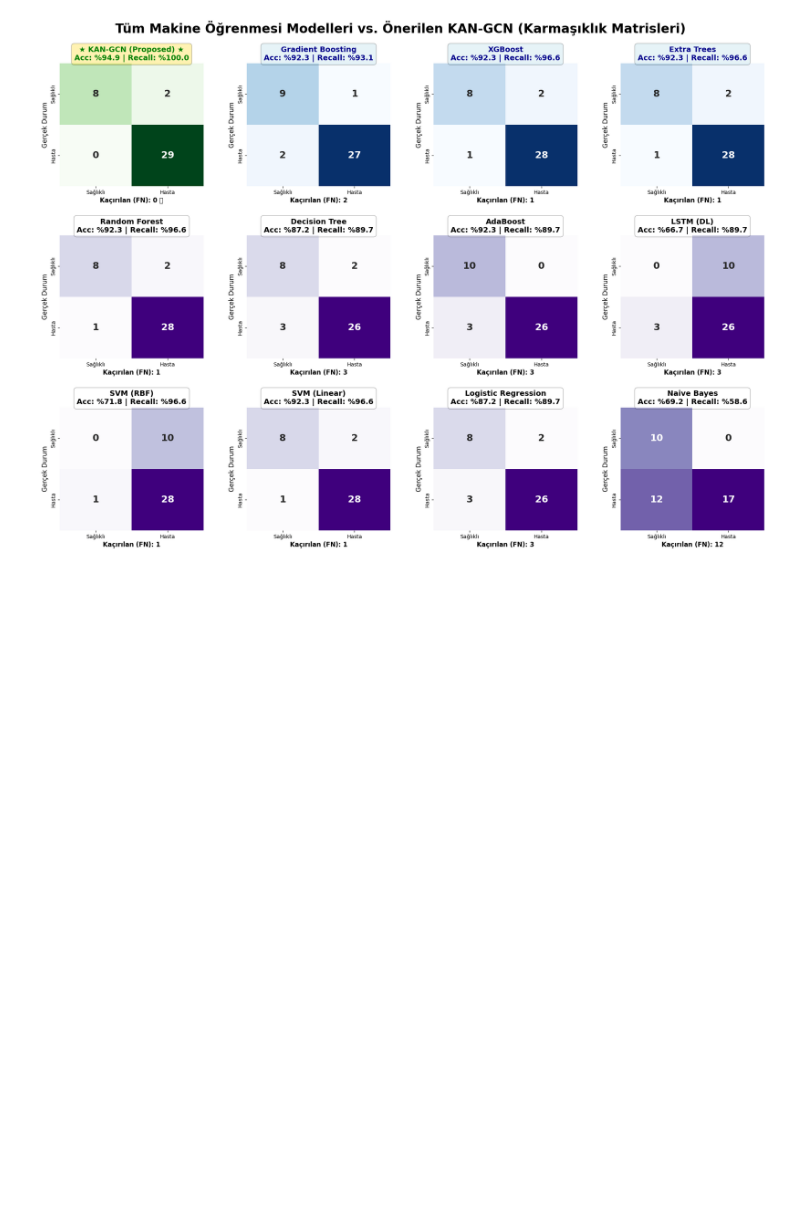
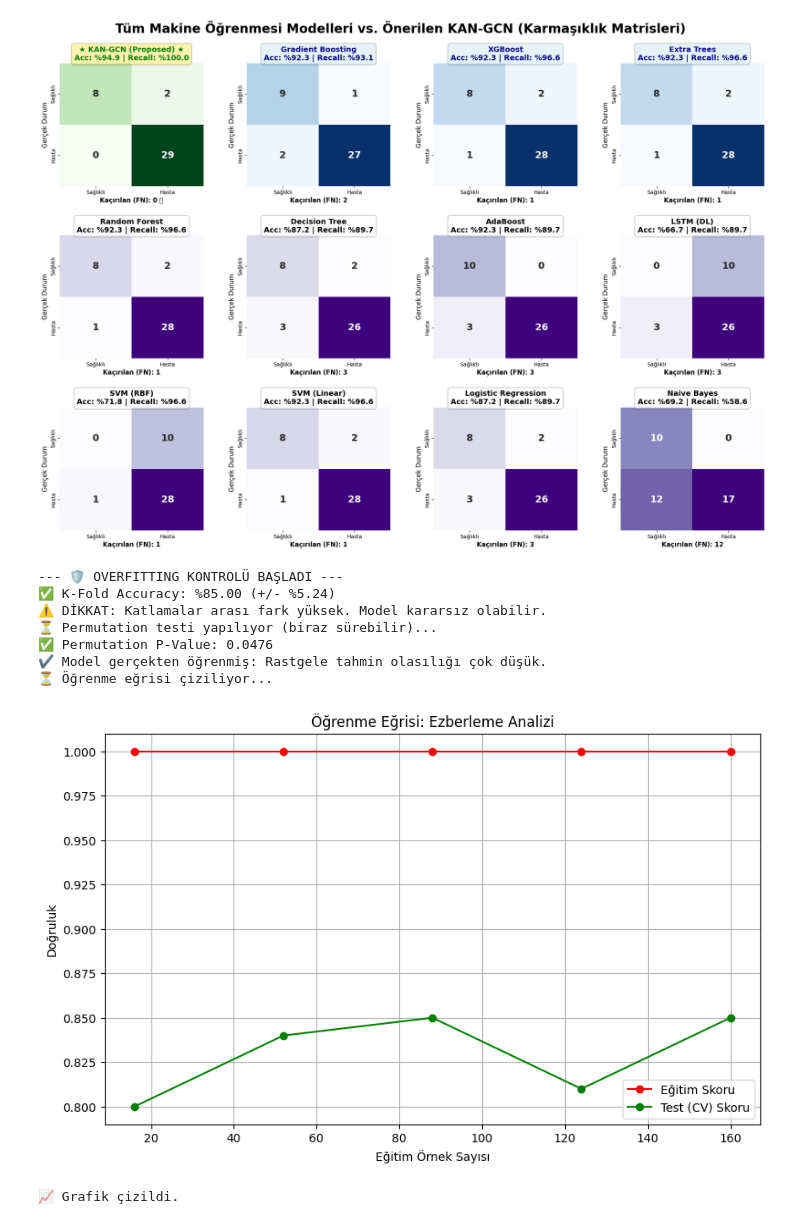
Before and after one commit to HasibeAltuntas06/Parkinson-Voice-Detection, a Jupyter notebook: veri.ipynb, the cells around one changed output. Drawn from its saved outputs; the diff is of its cells as text; code cells hidden in the pictures; blank space fills up the shorter version.

```diff
--- a/veri.ipynb
+++ b/veri.ipynb
@@ -2032,3 +2032,77 @@ plt.show()
 ✅ LSTM (DL)            -> Acc: %66.7, Recall: %89.7
 ✅ KAN-GCN (Proposed)   -> Acc: %94.9, Recall: %100.0
 [figure]
+# %%
+import numpy as np
+import pandas as pd
+import matplotlib.pyplot as plt
+from sklearn.model_selection import StratifiedKFold, cross_val_score, learning_curve, permutation_test_score
+from sklearn.ensemble import GradientBoostingClassifier
+from sklearn.datasets import make_classification # Temsili veri için
+
+# 1. VERİ HAZIRLIĞI (Senin kodunda eksik olan kısım)
+# Sen kendi kodunda burayı: df = pd.read_csv('dosyan.csv') yapacaksın.
+# Biz şimdilik örnek veri üretiyoruz:
+X, y = make_classification(n_samples=200, n_features=22, random_state=42)
+
+# Model Tanımı
+model = GradientBoostingClassifier(n_estimators=100, learning_rate=0.1, random_state=42)
+
+def check_overfitting(model, X, y):
+    print("--- 🛡️ OVERFITTING KONTROLÜ BAŞLADI ---")
+
+    # A. Stratified K-Fold (Kararlılık Testi)
+    cv = StratifiedKFold(n_splits=5, shuffle=True, random_state=42)
+    cv_scores = cross_val_score(model, X, y, cv=cv, scoring='accuracy')
+
+    print(f"✅ K-Fold Accuracy: %{cv_scores.mean()*100:.2f} (+/- %{cv_scores.std()*100:.2f})")
+
+    if cv_scores.std() > 0.05:
+        print("⚠️ DİKKAT: Katlamalar arası fark yüksek. Model kararsız olabilir.")
+    else:
+        print("✔️ Model kararlı: Farklı veri gruplarında benzer başarıyı gösteriyor.")
+
+    # B. Permutation Test (Şans mı, Bilgi mi?)
+    print("⏳ Permutation testi yapılıyor (biraz sürebilir)...")
+    score, permutation_scores, pvalue = permutation_test_score(
+        model, X, y, scoring="accuracy", cv=cv, n_permutations=20, n_jobs=1
+    )
+    print(f"✅ Permutation P-Value: {pvalue:.4f}")
+
+    if pvalue < 0.05:
+        print("✔️ Model gerçekten öğrenmiş: Rastgele tahmin olasılığı çok düşük.")
+    else:
+        print("⚠️ TEHLİKE: Model rastgele veride de benzer skor alıyor. Ezberleme ihtimali yüksek!")
+
+    # C. Learning Curve Görselleştirme
+    print("⏳ Öğrenme eğrisi çiziliyor...")
+    train_sizes, train_scores, test_scores = learning_curve(
+        model, X, y, cv=cv, n_jobs=1, train_sizes=np.linspace(0.1, 1.0, 5)
+    )
+
+    train_mean = np.mean(train_scores, axis=1)
+    test_mean = np.mean(test_scores, axis=1)
+
+    plt.figure(figsize=(10, 6))
+    plt.plot(train_sizes, train_mean, 'o-', color="r", label="Eğitim Skoru")
+    plt.plot(train_sizes, test_mean, 'o-', color="g", label="Test (CV) Skoru")
+    plt.title("Öğrenme Eğrisi: Ezberleme Analizi")
+    plt.xlabel("Eğitim Örnek Sayısı")
+    plt.ylabel("Doğruluk")
+    plt.legend(loc="best")
+    plt.grid()
+    plt.show() # Resim olarak kaydetmek yerine direkt gösteriyoruz
+    print("📈 Grafik çizildi.")
+
+# 🚀 KRİTİK NOKTA: Fonksiyonu burada çağırıyoruz! (Başındaki # işaretini kaldırdık)
+check_overfitting(model, X, y)
+# %% [output]
+--- 🛡️ OVERFITTING KONTROLÜ BAŞLADI ---
+✅ K-Fold Accuracy: %85.00 (+/- %5.24)
+⚠️ DİKKAT: Katlamalar arası fark yüksek. Model kararsız olabilir.
+⏳ Permutation testi yapılıyor (biraz sürebilir)...
+✅ Permutation P-Value: 0.0476
+✔️ Model gerçekten öğrenmiş: Rastgele tahmin olasılığı çok düşük.
+⏳ Öğrenme eğrisi çiziliyor...
+[figure, added]
+📈 Grafik çizildi.
```
